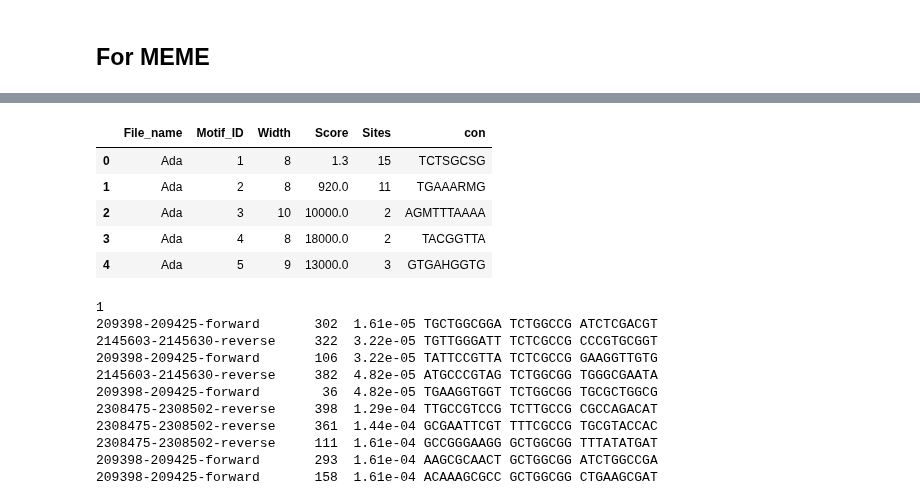
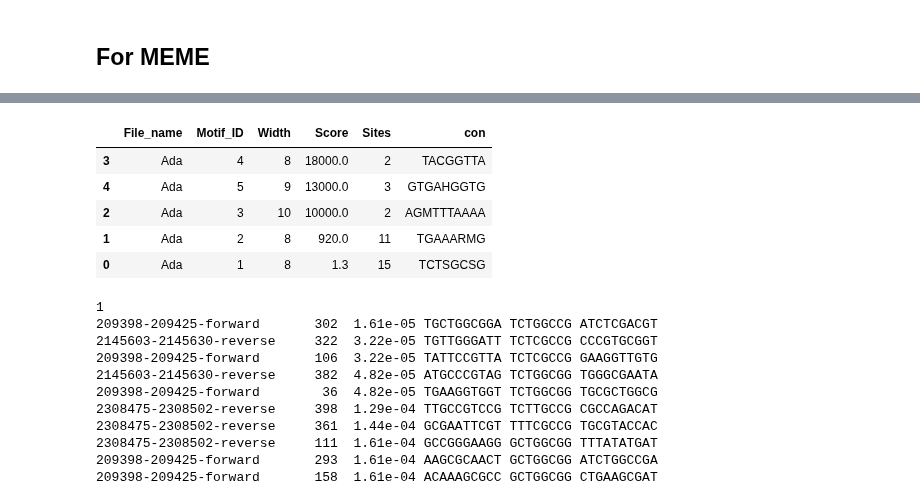
Before and after one commit to SpyrosAlvanakis/Molecular_Algorithms_project, a Jupyter notebook: Regex_for_outputs.ipynb, the cells around one changed output, grey strips where cells are left out. Saved outputs shown, nothing was run; the diff lists cells and outputs as text; code cells hidden in the pictures.

Commit message:
Change Meme info storage

```diff
--- a/Regex_for_outputs.ipynb
+++ b/Regex_for_outputs.ipynb
@@ -299,12 +294,13 @@ print(meme_dict)
 {'File_name': ['Ada', 'Ada', 'Ada', 'Ada', 'Ada'], 'Motif_ID': [1, 2, 3, 4, 5], 'Width': [8, 8, 10, 8, 9], 'Score': [1.3, 920.0, 10000.0, 18000.0, 13000.0], 'Sites': [15, 11, 2, 2, 3], 'con': ['TCTSGC ...
 # %%
 meme_motif_df = pd.DataFrame(meme_dict)
+meme_motif_df.sort_values(axis=0, by='Score', inplace=True, ascending=False)
 meme_motif_df
 # %% [output]
 |  | File_name | Motif_ID | Width | Score | Sites | con |
-| 0 | Ada | 1 | 8 | 1.3 | 15 | TCTSGCSG |
-| 1 | Ada | 2 | 8 | 920.0 | 11 | TGAAARMG |
-| 2 | Ada | 3 | 10 | 10000.0 | 2 | AGMTTTAAAA |
 | 3 | Ada | 4 | 8 | 18000.0 | 2 | TACGGTTA |
 | 4 | Ada | 5 | 9 | 13000.0 | 3 | GTGAHGGTG |
+| 2 | Ada | 3 | 10 | 10000.0 | 2 | AGMTTTAAAA |
+| 1 | Ada | 2 | 8 | 920.0 | 11 | TGAAARMG |
+| 0 | Ada | 1 | 8 | 1.3 | 15 | TCTSGCSG |
 # %%
```
Also changed, not shown: parts of 3 cells of this notebook.
